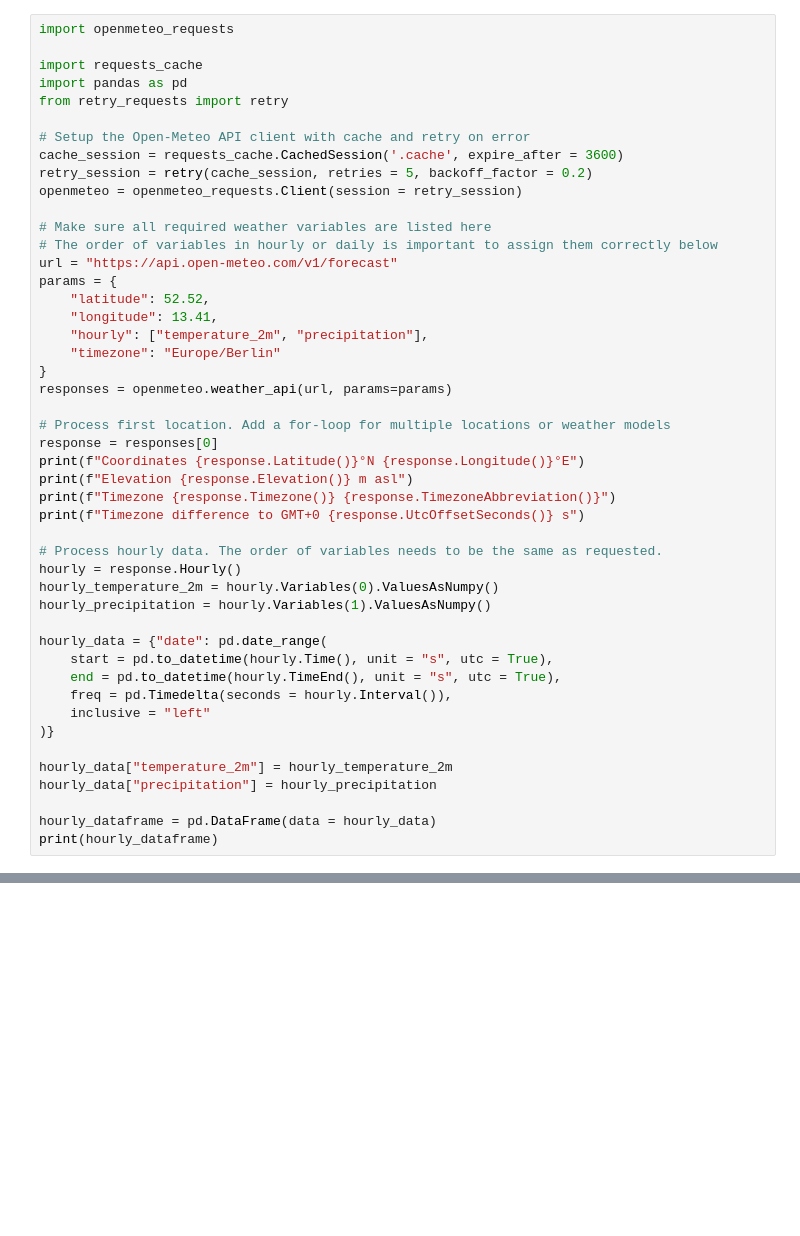
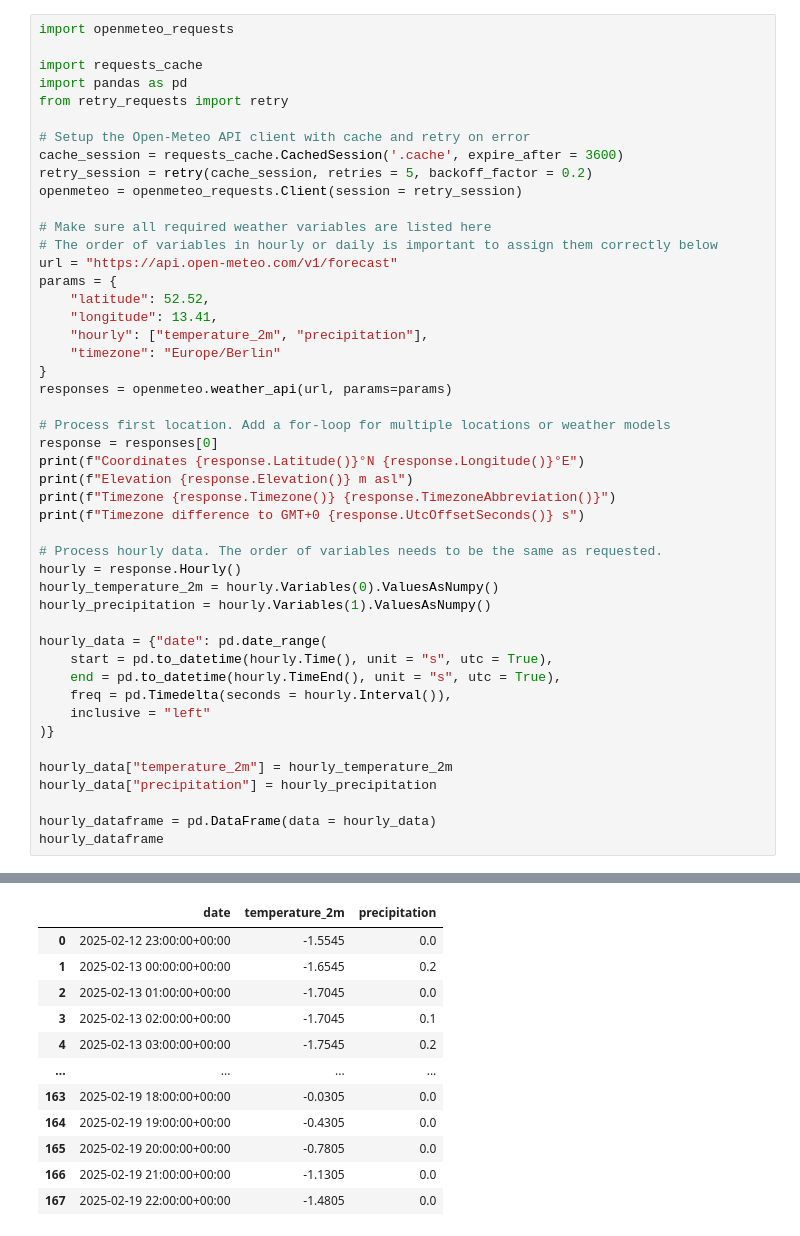
Before and after one commit to gentalex/rugby3, a Jupyter notebook: API_meteo.ipynb, the cells around one changed output, grey strips where cells are left out. Cells and saved outputs as stored; diff of their text form; blank space fills up the shorter version.

```diff
--- a/API_meteo.ipynb
+++ b/API_meteo.ipynb
@@ -44,4 +44,5 @@ hourly_data["temperature_2m"] = hourly_temperature_2m
 hourly_data["precipitation"] = hourly_precipitation
 
 hourly_dataframe = pd.DataFrame(data = hourly_data)
-print(hourly_dataframe)
+hourly_dataframe
+# %% [output]
@@ -47,0 +53,12 @@ print(hourly_dataframe)
+|  | date | temperature_2m | precipitation |
+| 0 | 2025-02-12 23:00:00+00:00 | -1.5545 | 0.0 |
+| 1 | 2025-02-13 00:00:00+00:00 | -1.6545 | 0.2 |
+| 2 | 2025-02-13 01:00:00+00:00 | -1.7045 | 0.0 |
+| 3 | 2025-02-13 02:00:00+00:00 | -1.7045 | 0.1 |
+| 4 | 2025-02-13 03:00:00+00:00 | -1.7545 | 0.2 |
+| ... | ... | ... | ... |
+| 163 | 2025-02-19 18:00:00+00:00 | -0.0305 | 0.0 |
+| 164 | 2025-02-19 19:00:00+00:00 | -0.4305 | 0.0 |
+| 165 | 2025-02-19 20:00:00+00:00 | -0.7805 | 0.0 |
+| 166 | 2025-02-19 21:00:00+00:00 | -1.1305 | 0.0 |
+| 167 | 2025-02-19 22:00:00+00:00 | -1.4805 | 0.0 |
```
Also changed, not shown: parts of 1 cell of this notebook, 2 other files.
